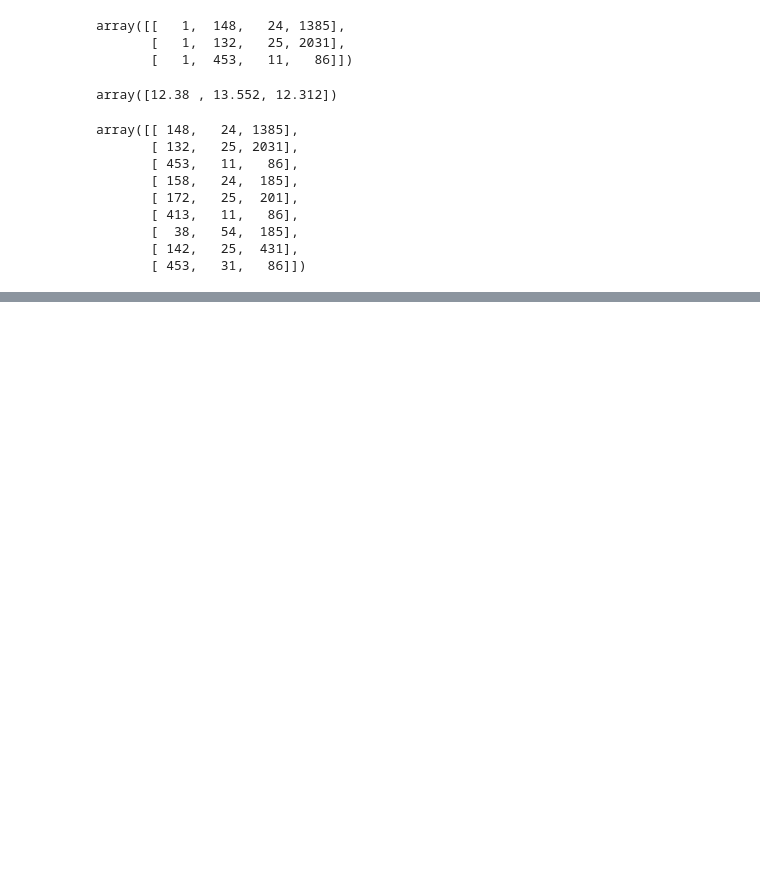
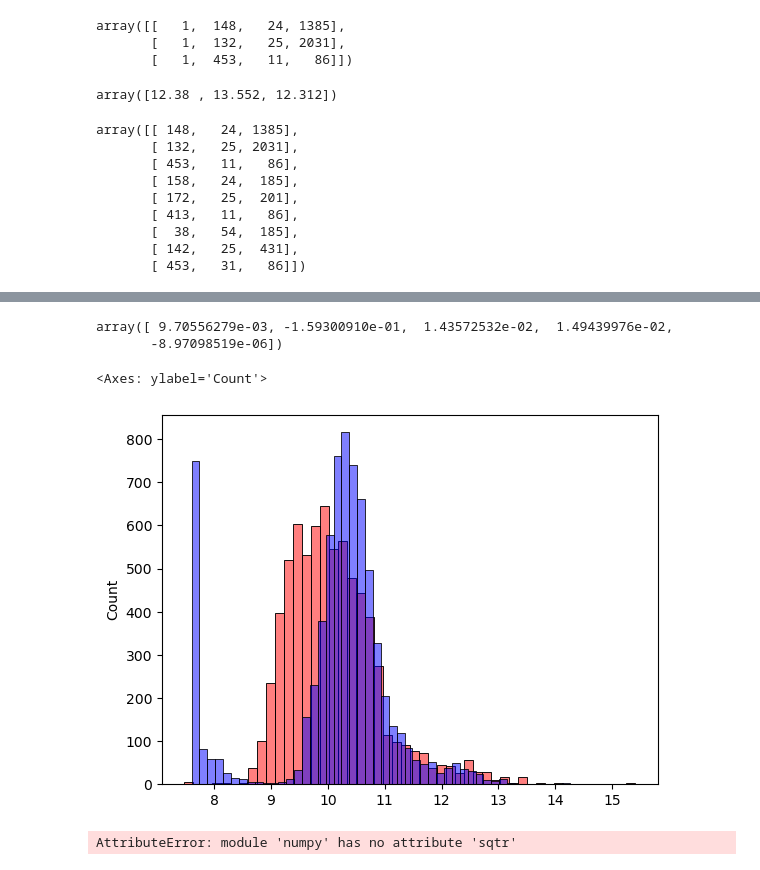
Before and after one commit to Santiagospinai7/ml-zoomcamp-homework, a Jupyter notebook: 02-regression/car_price.ipynb, the cells around one changed output, grey strips where cells are left out. Cells and saved outputs as stored; diff of their text form; code cells hidden in the pictures; blank space fills up the shorter version.

Commit message:
RMSE formula

```diff
--- a/02-regression/car_price.ipynb
+++ b/02-regression/car_price.ipynb
@@ -461,0 +460,2 @@ Coefficients (w): [ 1.29221633e+04 -1.60883672e+01 -1.99464517e+02 -1.22794340e+
+# %%
+base = ['engine_hp', 'engine_cylinders', 'highway_mpg', 'city_mpg', 'popularity']
@@ -461,0 +464,4 @@ Coefficients (w): [ 1.29221633e+04 -1.60883672e+01 -1.99464517e+02 -1.22794340e+
+# %%
+X_train = df_train[base].fillna(0).values
+# %%
+w0, w = train_linear_regression(X_train, y_train)
@@ -461,0 +478,13 @@ Coefficients (w): [ 1.29221633e+04 -1.60883672e+01 -1.99464517e+02 -1.22794340e+
+# %%
+w
+# %% [output]
+array([ 9.70556279e-03, -1.59300910e-01,  1.43572532e-02,  1.49439976e-02,
+       -8.97098519e-06])
+# %%
+y_pred = w0 + X_train.dot(w)
+# %%
+sns.histplot(y_pred, color='red', alpha=0.5, bins=50) # Predict
+sns.histplot(y_train, color='blue', alpha=0.5, bins=50) # Target
+# %% [output]
+<Axes: ylabel='Count'>
+[figure, added]
@@ -461,0 +501,4 @@ Coefficients (w): [ 1.29221633e+04 -1.60883672e+01 -1.99464517e+02 -1.22794340e+
+# %%
+rmse(y_pred, y_train)
+# %% [output]
+AttributeError: module 'numpy' has no attribute 'sqtr'
```
Also changed, not shown: parts of 13 cells of this notebook, 2 other files.
